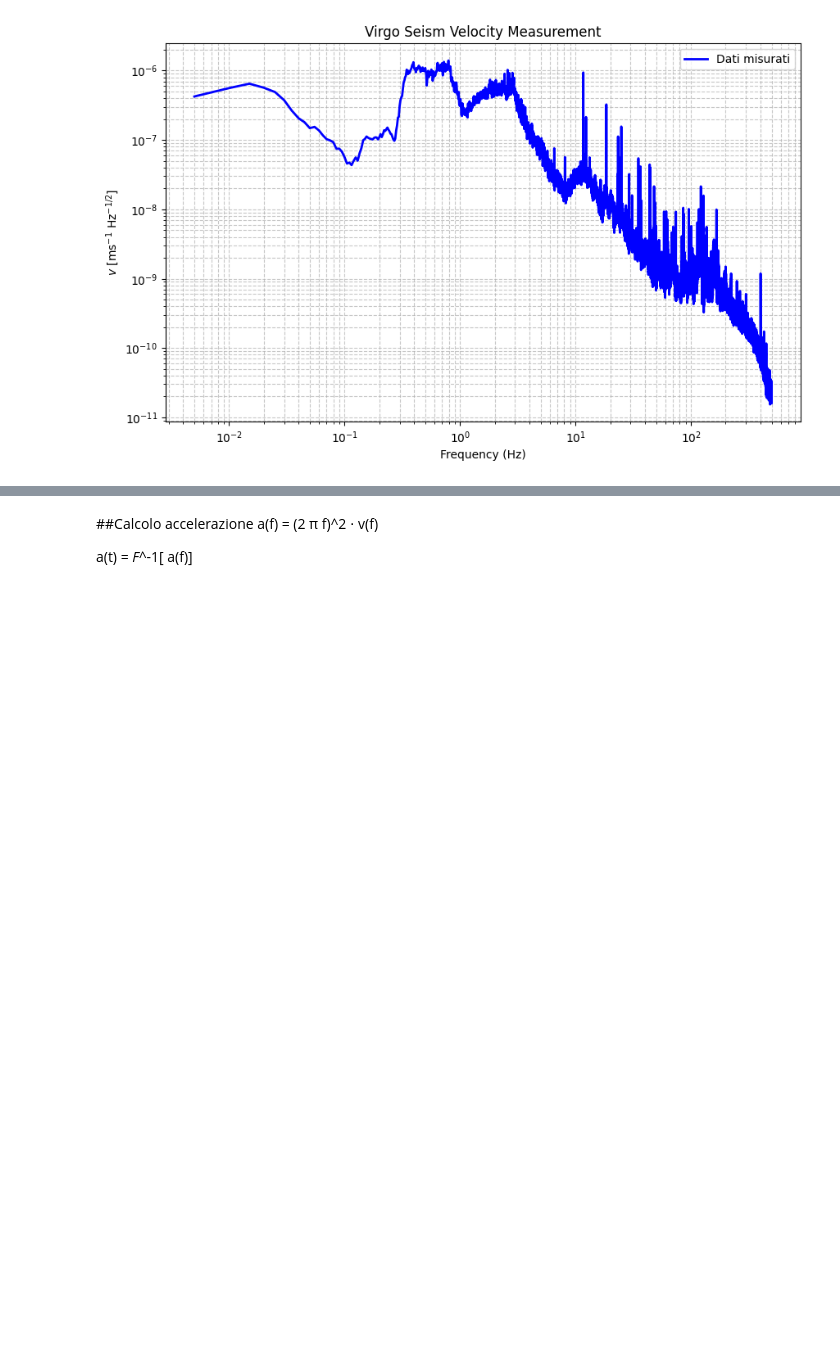
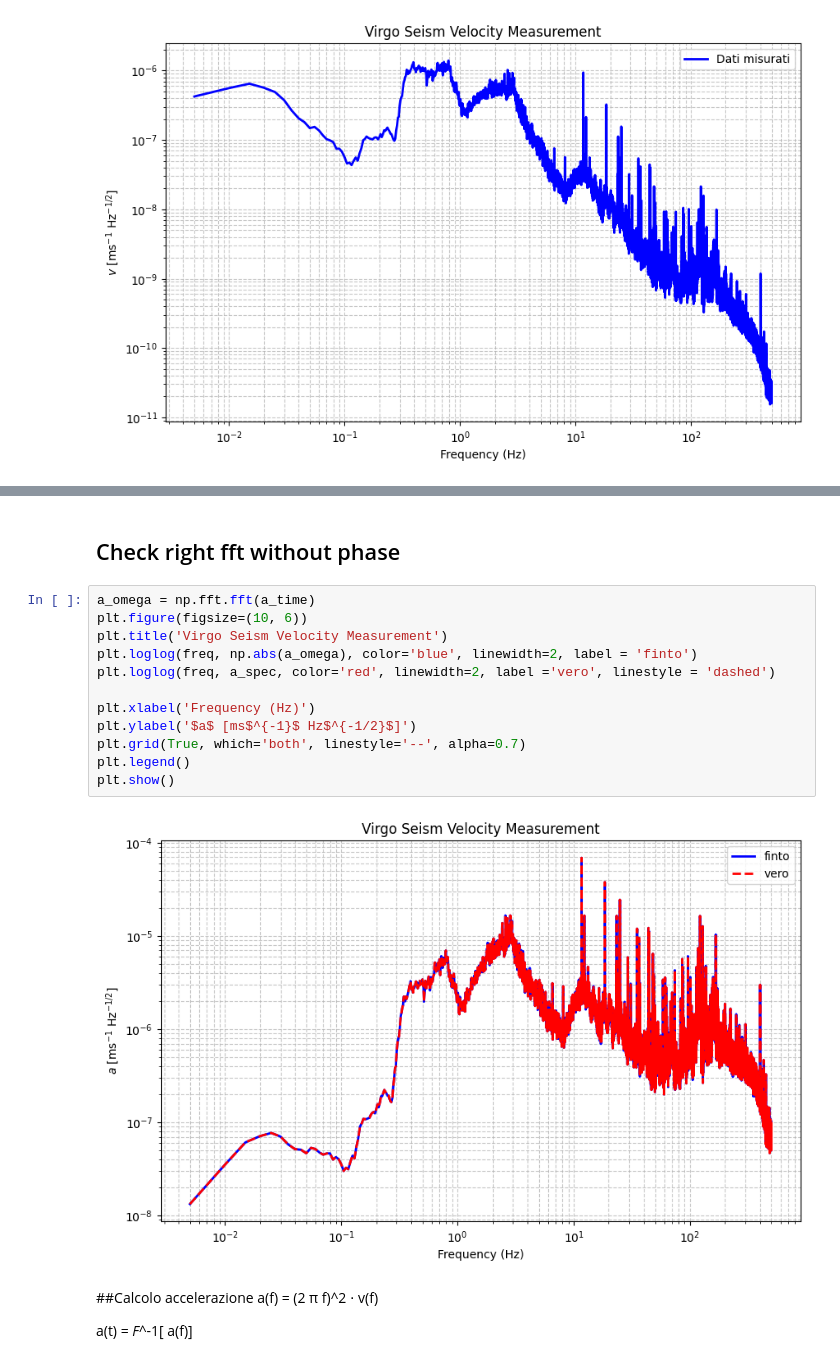
Before and after one commit to Gaianeve/Real_Mega_Fufi, a Jupyter notebook: Robot/Forza_sisma.ipynb, the cells around one changed output, grey strips where cells are left out. Drawn from its saved outputs; the diff is of its cells as text; blank space fills up the shorter version.

```diff
--- a/Robot/Forza_sisma.ipynb
+++ b/Robot/Forza_sisma.ipynb
@@ -67,3 +72,19 @@ plt.show()
+# %% [markdown]
+## Check right fft without phase
+# %%
+a_omega = np.fft.fft(a_time)
+plt.figure(figsize=(10, 6))
+plt.title('Virgo Seism Velocity Measurement')
+plt.loglog(freq, np.abs(a_omega), color='blue', linewidth=2, label = 'finto')
+plt.loglog(freq, a_spec, color='red', linewidth=2, label ='vero', linestyle = 'dashed')
+
+plt.xlabel('Frequency (Hz)')
+plt.ylabel('$a$ [ms$^{-1}$ Hz$^{-1/2}$]')
+plt.grid(True, which='both', linestyle='--', alpha=0.7)
+plt.legend()
+plt.show()
+# %% [output]
+[figure, added]
 # %% [markdown]
 ##Calcolo accelerazione
 a(f) = (2 π f)^2 ⋅ v(f)
```
Also changed, not shown: parts of 4 cells of this notebook.
